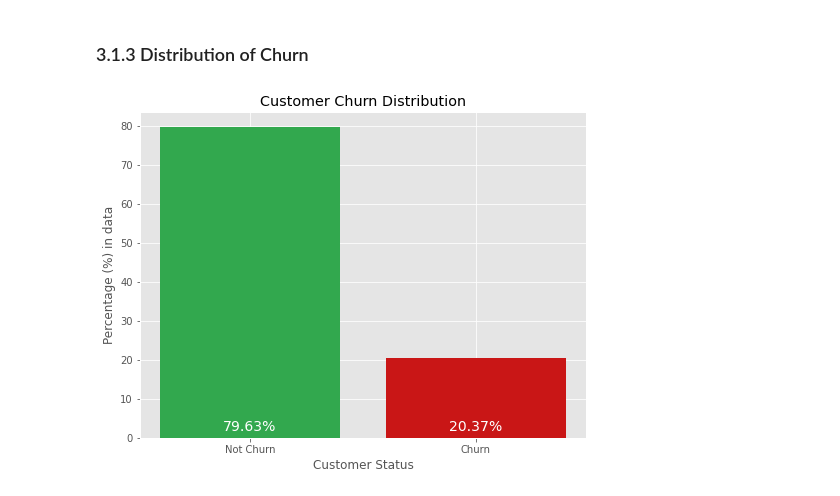
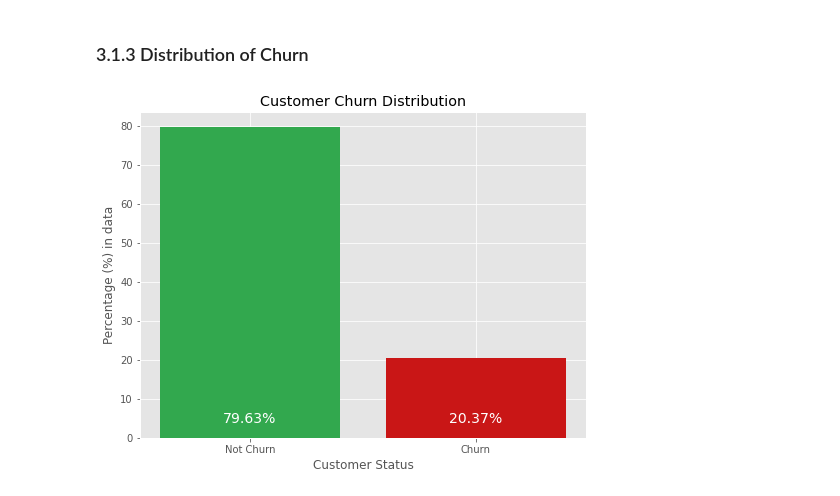
Before and after one commit to sank3t/Bank-Customer-Churn, a Jupyter notebook: EDA - Bank Customer Churn.ipynb, the cells around one changed output. Saved outputs shown, nothing was run; the diff lists cells and outputs as text; code cells hidden in the pictures.

```diff
--- a/EDA - Bank Customer Churn.ipynb
+++ b/EDA - Bank Customer Churn.ipynb
@@ -166,19 +167,19 @@ plt.show()
 # %%
 churn_count = bank_customer_df['Exited'].value_counts(normalize=True)
 
 plt.figure(figsize=(8, 6))
 plt.bar(churn_count.index, churn_count.values*100,
         color=['#32a84e', '#c91616'])
 
 for i, val in enumerate(churn_count.values*100):
-    plt.annotate('{}%'.format(round(val, 2)), xy=(0, 0), xytext=(-0.12+i, 2),
+    plt.annotate('{}%'.format(round(val, 2)), xy=(0, 0), xytext=(-0.12+i, 4),
              fontsize=14, color='#FFFFFF')
 
 plt.xticks([0, 1], ['Not Churn', 'Churn'])
 plt.xlabel('Customer Status')
 plt.ylabel('Percentage (%) in data')
 plt.title('Customer Churn Distribution')
 
 plt.show()
 # %% [output]
-[figure, old version]
+[figure, new version]
```
Also changed, not shown: parts of 3 cells of this notebook.
